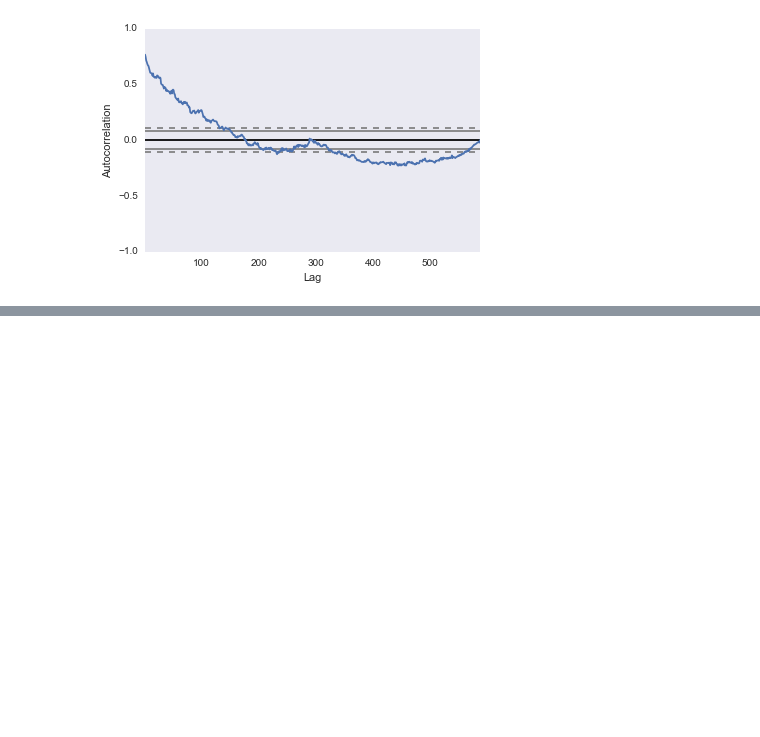
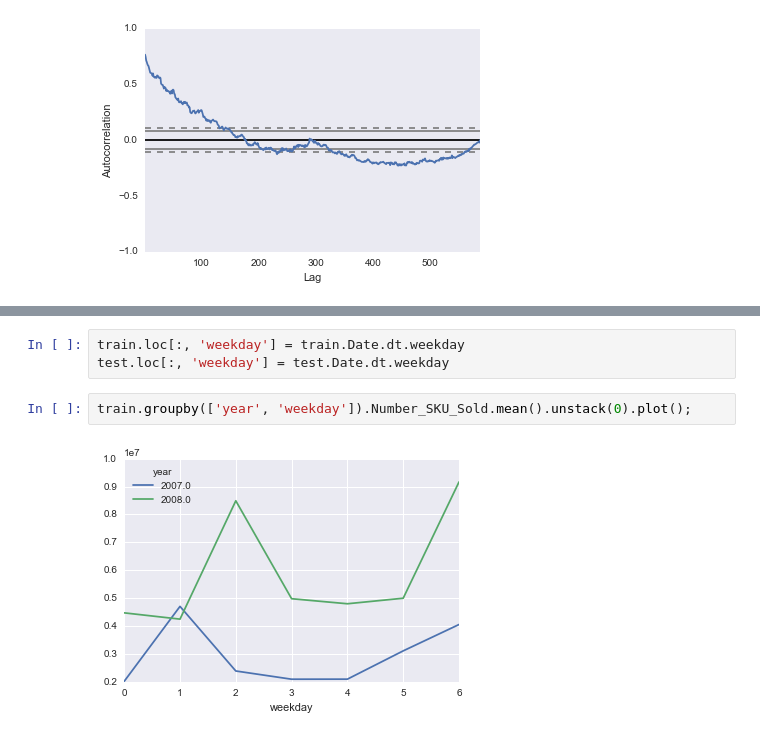
Before and after one commit to numb3r33/av-practice, a Jupyter notebook: mini-data-hack/notebooks/Mini-Data-Hack-Writeup.ipynb, the cells around one changed output, grey strips where cells are left out. Cells and saved outputs as stored; diff of their text form; blank space fills up the shorter version.

```diff
--- a/mini-data-hack/notebooks/Mini-Data-Hack-Writeup.ipynb
+++ b/mini-data-hack/notebooks/Mini-Data-Hack-Writeup.ipynb
@@ -98,0 +111,7 @@ autocorrelation_plot(train.Number_SKU_Sold.map(np.log1p));
+# %%
+train.loc[:, 'weekday'] = train.Date.dt.weekday
+test.loc[:, 'weekday'] = test.Date.dt.weekday
+# %%
+train.groupby(['year', 'weekday']).Number_SKU_Sold.mean().unstack(0).plot();
+# %% [output]
+[figure, added]
```
Also changed, not shown: parts of 3 cells of this notebook.
